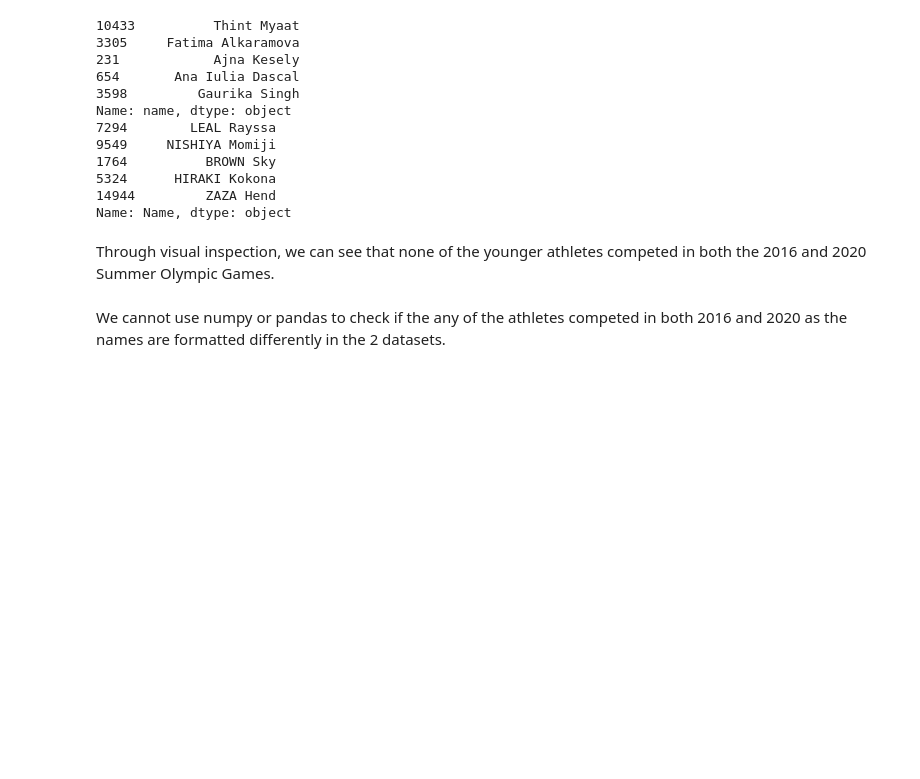
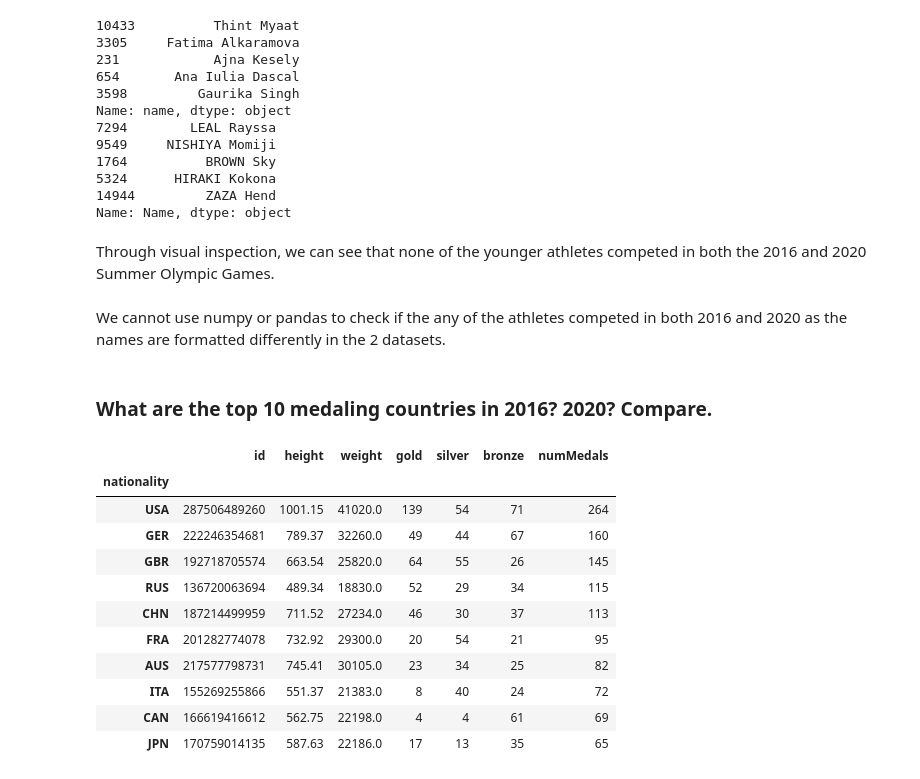
Before and after one commit to bdavis12302/2020-2016-Summer-Olympic-Data, a Jupyter notebook: DSCI235 Final Project - 2020 and 2016 Summer Olympic Data.ipynb, the cells around one changed output. Cells and saved outputs as stored; diff of their text form; code cells hidden in the pictures; blank space fills up the shorter version.

```diff
--- a/DSCI235 Final Project - 2020 and 2016 Summer Olympic Data.ipynb
+++ b/DSCI235 Final Project - 2020 and 2016 Summer Olympic Data.ipynb
@@ -404,3 +407,22 @@ Name: Name, dtype: object
 Through visual inspection, we can see that none of the younger athletes competed in both the 2016 and 2020 Summer Olympic Games.
 # %% [markdown]
 We cannot use numpy or pandas to check if the any of the athletes competed in both 2016 and 2020 as the names are formatted differently in the 2 datasets.
+# %% [markdown]
+### What are the top 10 medaling countries in 2016? 2020? Compare.
+# %%
+olympics2016.groupby('nationality').aggregate('sum').sort_values(by='gold', ascending=False).head(10)
+olympics2016['numMedals'] = olympics2016['gold'] + olympics2016['silver'] + olympics2016['bronze']
+olympics2016.groupby('nationality').aggregate('sum').sort_values(by='numMedals', ascending=False).head(10)
+# %% [output]
+|  | id | height | weight | gold | silver | bronze | numMedals |
+| nationality |  |  |  |  |  |  |  |
+| USA | 287506489260 | 1001.15 | 41020.0 | 139 | 54 | 71 | 264 |
+| GER | 222246354681 | 789.37 | 32260.0 | 49 | 44 | 67 | 160 |
+| GBR | 192718705574 | 663.54 | 25820.0 | 64 | 55 | 26 | 145 |
+| RUS | 136720063694 | 489.34 | 18830.0 | 52 | 29 | 34 | 115 |
+| CHN | 187214499959 | 711.52 | 27234.0 | 46 | 30 | 37 | 113 |
+| FRA | 201282774078 | 732.92 | 29300.0 | 20 | 54 | 21 | 95 |
+| AUS | 217577798731 | 745.41 | 30105.0 | 23 | 34 | 25 | 82 |
+| ITA | 155269255866 | 551.37 | 21383.0 | 8 | 40 | 24 | 72 |
+| CAN | 166619416612 | 562.75 | 22198.0 | 4 | 4 | 61 | 69 |
+| JPN | 170759014135 | 587.63 | 22186.0 | 17 | 13 | 35 | 65 |
```
Also changed, not shown: parts of 7 cells of this notebook.
